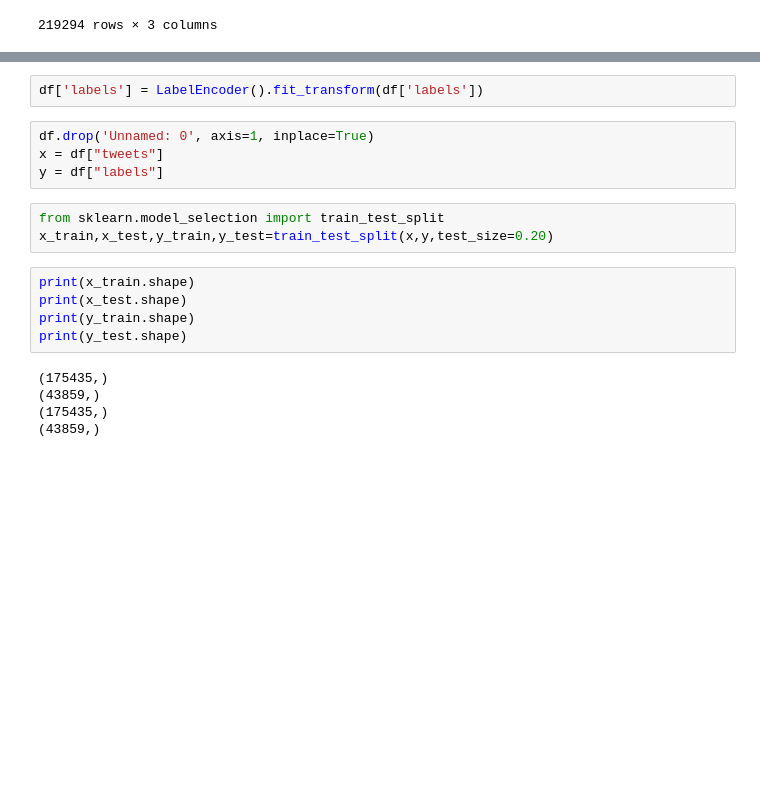
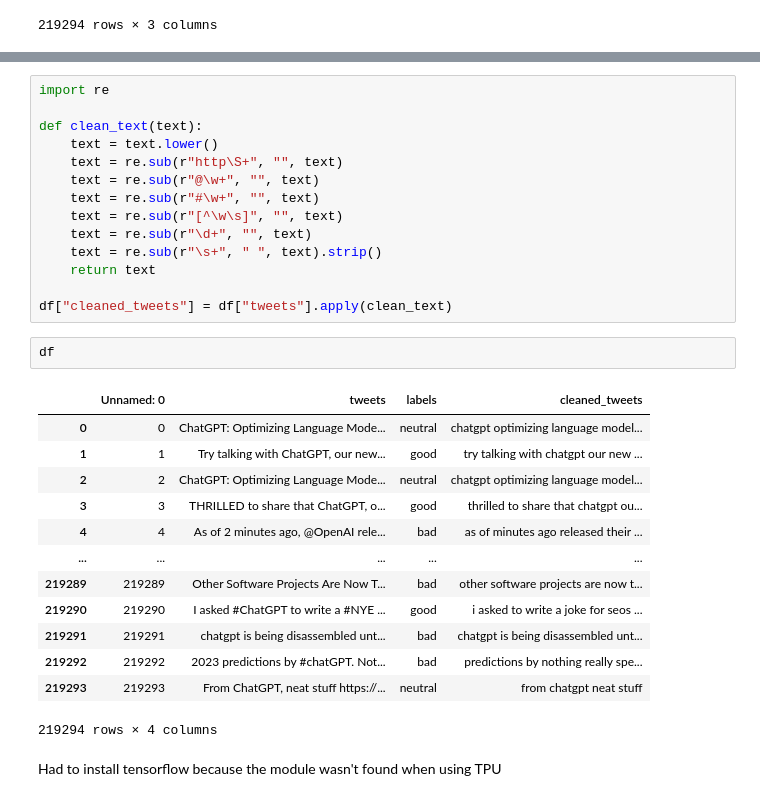
Before and after one commit to guthormus/Machine-Learning-Project, a Jupyter notebook: ChatGpt_Sentiment_Analysis_using_RNN.ipynb, the cells around one changed output, grey strips where cells are left out. Cells and saved outputs as stored; diff of their text form; blank space fills up the shorter version.

```diff
--- a/ChatGpt_Sentiment_Analysis_using_RNN.ipynb
+++ b/ChatGpt_Sentiment_Analysis_using_RNN.ipynb
@@ -87,19 +64,32 @@ from sklearn.preprocessing import LabelEncoder
-# %%
-df['labels'] = LabelEncoder().fit_transform(df['labels'])
-# %%
-df.drop('Unnamed: 0', axis=1, inplace=True)
-x = df["tweets"]
-y = df["labels"]
-# %%
-from sklearn.model_selection import train_test_split
-x_train,x_test,y_train,y_test=train_test_split(x,y,test_size=0.20)
-# %%
-print(x_train.shape)
-print(x_test.shape)
-print(y_train.shape)
-print(y_test.shape)
-# %% [output]
-(175435,)
-(43859,)
-(175435,)
-(43859,)
+# %%
+import re
+
+def clean_text(text):
+    text = text.lower()
+    text = re.sub(r"http\S+", "", text)
+    text = re.sub(r"@\w+", "", text)
+    text = re.sub(r"#\w+", "", text)
+    text = re.sub(r"[^\w\s]", "", text)
+    text = re.sub(r"\d+", "", text)
+    text = re.sub(r"\s+", " ", text).strip()
+    return text
+
+df["cleaned_tweets"] = df["tweets"].apply(clean_text)
+# %%
+df
+# %% [output]
+|  | Unnamed: 0 | tweets | labels | cleaned_tweets |
+| 0 | 0 | ChatGPT: Optimizing Language Mode... | neutral | chatgpt optimizing language model... |
+| 1 | 1 | Try talking with ChatGPT, our new... | good | try talking with chatgpt our new ... |
+| 2 | 2 | ChatGPT: Optimizing Language Mode... | neutral | chatgpt optimizing language model... |
+| 3 | 3 | THRILLED to share that ChatGPT, o... | good | thrilled to share that chatgpt ou... |
+| 4 | 4 | As of 2 minutes ago, @OpenAI rele... | bad | as of minutes ago released their ... |
+| ... | ... | ... | ... | ... |
+| 219289 | 219289 | Other Software Projects Are Now T... | bad | other software projects are now t... |
+| 219290 | 219290 | I asked #ChatGPT to write a #NYE ... | good | i asked to write a joke for seos ... |
+| 219291 | 219291 | chatgpt is being disassembled unt... | bad | chatgpt is being disassembled unt... |
+| 219292 | 219292 | 2023 predictions by #chatGPT. Not... | bad | predictions by nothing really spe... |
+| 219293 | 219293 | From ChatGPT, neat stuff https://... | neutral | from chatgpt neat stuff |
+219294 rows × 4 columns
+# %% [markdown]
+Had to install tensorflow because the module wasn't found when using TPU
```
Also changed, not shown: parts of 18 cells of this notebook.
